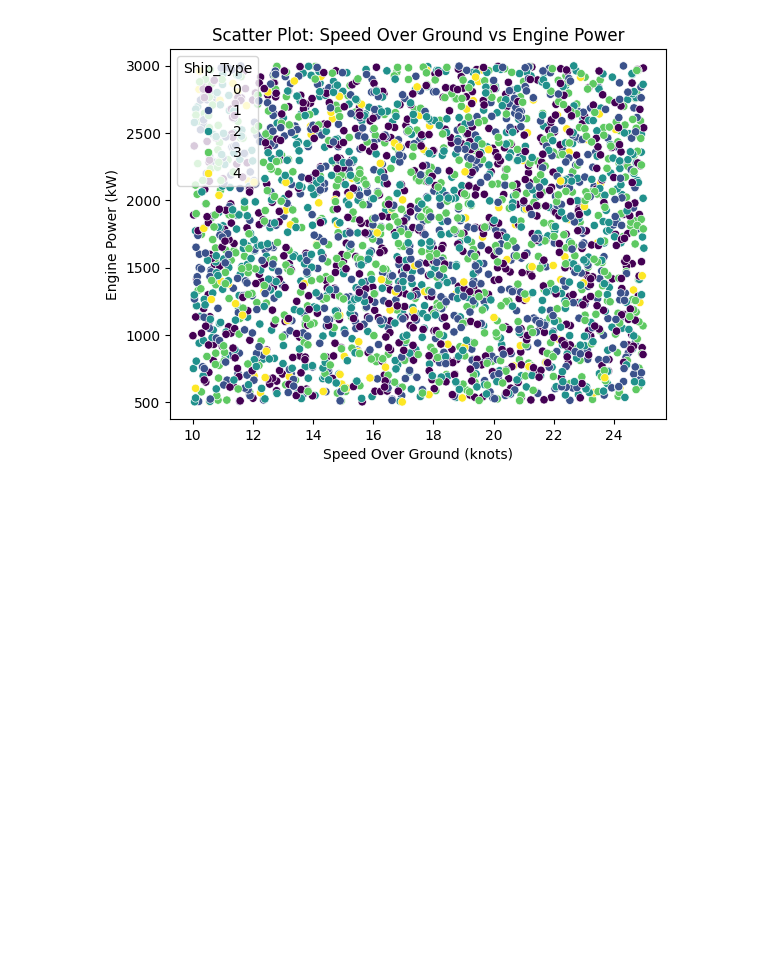
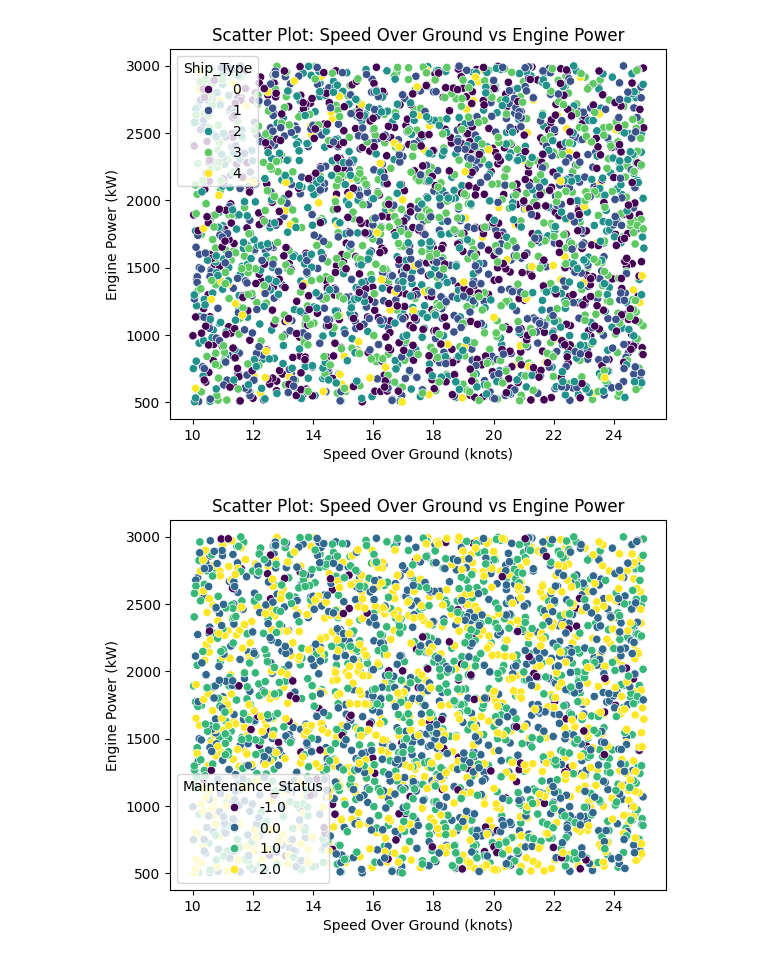
Before and after one commit to jupste/datascience-experiments, a Jupyter notebook: notebooks/eda.ipynb, the cells around one changed output. Drawn from its saved outputs; the diff is of its cells as text; code cells hidden in the pictures; blank space fills up the shorter version.

Commit message:
new scatter plots

```diff
--- a/notebooks/eda.ipynb
+++ b/notebooks/eda.ipynb
@@ -128,11 +128,11 @@ from sklearn.preprocessing import LabelEncoder, OrdinalEncoder
 data = df.copy()
 # Fill NaN values with a constant value
 # LabelEncoder for non-ordinal data
-le = LabelEncoder()
+le_ship = LabelEncoder()
+le_engine = LabelEncoder()
 data.drop(columns=['Date'], inplace=True)
-data['Ship_Type'] = le.fit_transform(data['Ship_Type'])
-data['Engine_Type'] = le.fit_transform(data['Engine_Type'])
-
+data['Ship_Type'] = le_ship.fit_transform(data['Ship_Type'])
+data['Engine_Type'] = le_engine.fit_transform(data['Engine_Type'])
 # OrdinalEncoder for ordinal data with handle_unknown parameter
 oe = OrdinalEncoder(
     categories=[
@@ -261,3 +261,11 @@ plt.ylabel('Engine Power (kW)')
 plt.show()
 # %% [output]
 [figure]
+# %%
+sns.scatterplot(x = data['Speed_Over_Ground_knots'], y= data['Engine_Power_kW'], hue=data['Maintenance_Status'],  palette='viridis' )
+plt.title('Scatter Plot: Speed Over Ground vs Engine Power')
+plt.xlabel('Speed Over Ground (knots)')
+plt.ylabel('Engine Power (kW)')
+plt.show()
+# %% [output]
+[figure, added]
```
Also changed, not shown: parts of 2 cells of this notebook.
